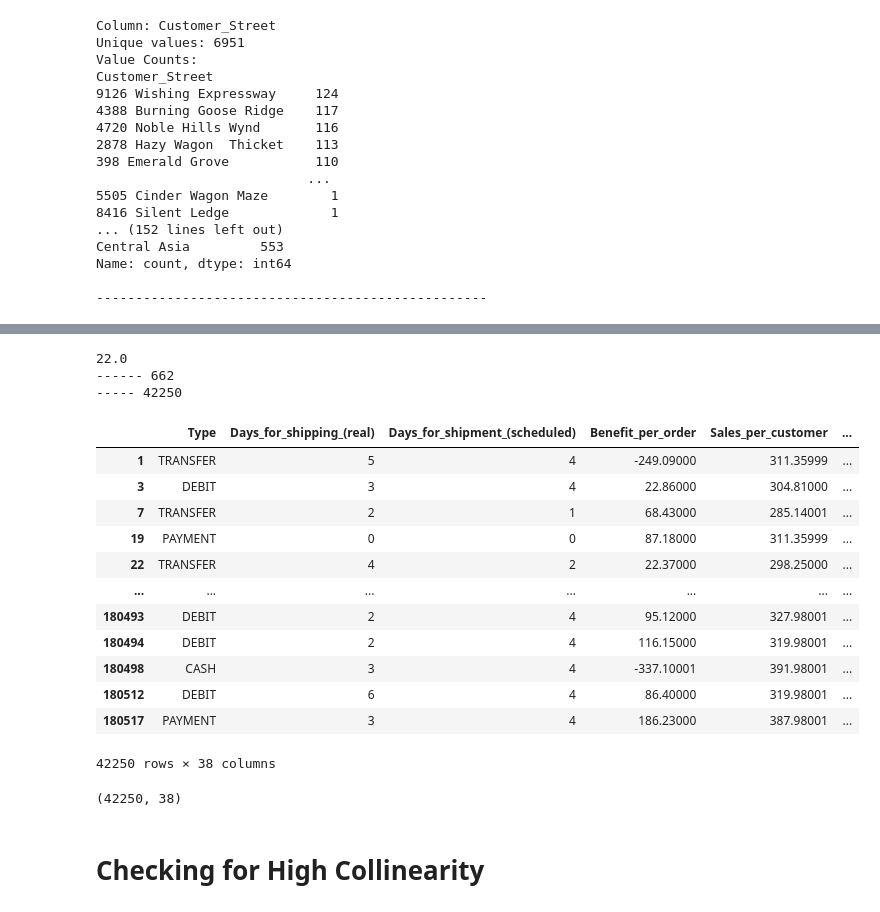
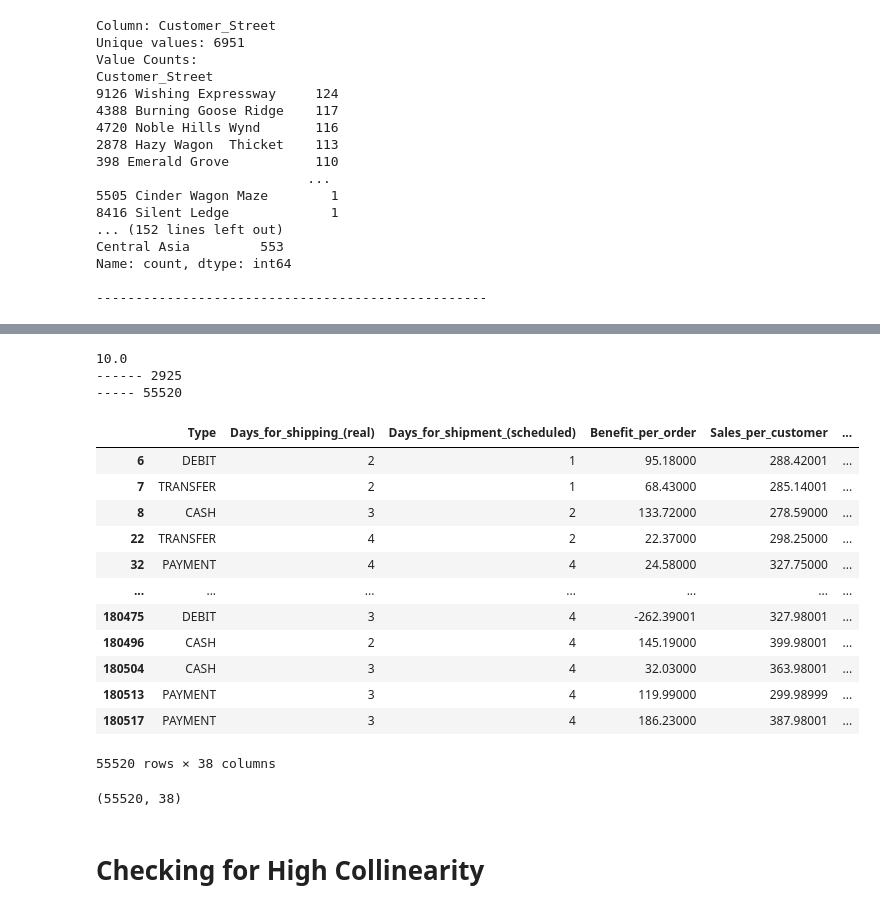
Before and after one commit to devansh-bolsure/Analysis-and-Prediction-on-Supply-Chain-data, a Jupyter notebook: Late_Delievery_Risk_Prediction.ipynb, the cells around one changed output, grey strips where cells are left out. Drawn from its saved outputs; the diff is of its cells as text; code cells hidden in the pictures.

```diff
--- a/Late_Delievery_Risk_Prediction.ipynb
+++ b/Late_Delievery_Risk_Prediction.ipynb
@@ -357,43 +332,43 @@ print("-----",filtered_df['Order_Country'].value_counts().sum())
 # %%
 # Get value counts for 'Customer_Street'
-Customer_street_counts = supply_df_mod['Customer_Street'].value_counts()
+Customer_street_counts = filtered_df_OC['Customer_Street'].value_counts()
 
 # Print the median of the value counts
 print(Customer_street_counts.median())
 
-# Filter for streets with counts greater than 500
-cust_street_more_than_th = Customer_street_counts[Customer_street_counts > 50].index
+# Filter for streets with counts greater than 10
+cust_street_more_than_10 = Customer_street_counts[Customer_street_counts > 10].index
 
 # Filter the DataFrame based on the streets
-filtered_df = supply_df_mod[supply_df_mod['Customer_Street'].isin(cust_street_more_than_th)]
+filtered_df_CS = filtered_df_OC[filtered_df_OC['Customer_Street'].isin(cust_street_more_than_10)]
 
 # Print the count of unique streets in the filtered DataFrame
-print("------",filtered_df['Customer_Street'].value_counts().count())
-print("-----",filtered_df['Customer_Street'].value_counts().sum())
+print("------",filtered_df_CS['Customer_Street'].value_counts().count())
+print("-----",filtered_df_CS['Customer_Street'].value_counts().sum())
 # %% [output]
-22.0
------- 662
------ 42250
+10.0
+------ 2925
+----- 55520
-# %%
-filtered_df
-# %% [output]
-|  | Type | Days_for_shipping_(real) | Days_for_shipment_(scheduled) | Benefit_per_order | Sales_per_customer | ... |
-| 1 | TRANSFER | 5 | 4 | -249.09000 | 311.35999 | ... |
-| 3 | DEBIT | 3 | 4 | 22.86000 | 304.81000 | ... |
-| 7 | TRANSFER | 2 | 1 | 68.43000 | 285.14001 | ... |
-| 19 | PAYMENT | 0 | 0 | 87.18000 | 311.35999 | ... |
-| 22 | TRANSFER | 4 | 2 | 22.37000 | 298.25000 | ... |
-| ... | ... | ... | ... | ... | ... | ... |
-| 180493 | DEBIT | 2 | 4 | 95.12000 | 327.98001 | ... |
-| 180494 | DEBIT | 2 | 4 | 116.15000 | 319.98001 | ... |
-| 180498 | CASH | 3 | 4 | -337.10001 | 391.98001 | ... |
-| 180512 | DEBIT | 6 | 4 | 86.40000 | 319.98001 | ... |
-| 180517 | PAYMENT | 3 | 4 | 186.23000 | 387.98001 | ... |
-42250 rows × 38 columns
+# %%
+filtered_df_CS
+# %% [output]
+|  | Type | Days_for_shipping_(real) | Days_for_shipment_(scheduled) | Benefit_per_order | Sales_per_customer | ... |
+| 6 | DEBIT | 2 | 1 | 95.18000 | 288.42001 | ... |
+| 7 | TRANSFER | 2 | 1 | 68.43000 | 285.14001 | ... |
+| 8 | CASH | 3 | 2 | 133.72000 | 278.59000 | ... |
+| 22 | TRANSFER | 4 | 2 | 22.37000 | 298.25000 | ... |
+| 32 | PAYMENT | 4 | 4 | 24.58000 | 327.75000 | ... |
+| ... | ... | ... | ... | ... | ... | ... |
+| 180475 | DEBIT | 3 | 4 | -262.39001 | 327.98001 | ... |
+| 180496 | CASH | 2 | 4 | 145.19000 | 399.98001 | ... |
+| 180504 | CASH | 3 | 4 | 32.03000 | 363.98001 | ... |
+| 180513 | PAYMENT | 3 | 4 | 119.99000 | 299.98999 | ... |
+| 180517 | PAYMENT | 3 | 4 | 186.23000 | 387.98001 | ... |
+55520 rows × 38 columns
 # %%
-filtered_df.shape
+filtered_df_CS.shape
 # %% [output]
-(42250, 38)
+(55520, 38)
 # %% [markdown]
 # Checking for High  Collinearity
 # %%
```
Also changed, not shown: parts of 21 cells of this notebook.
